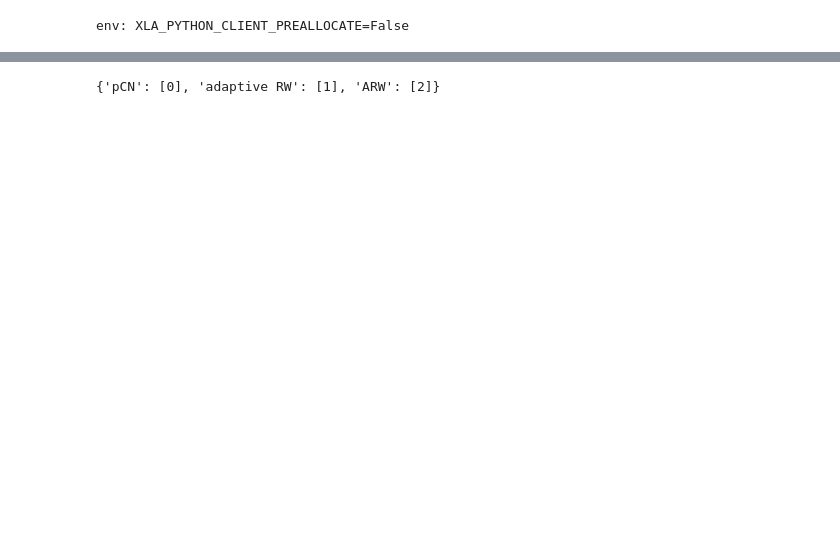
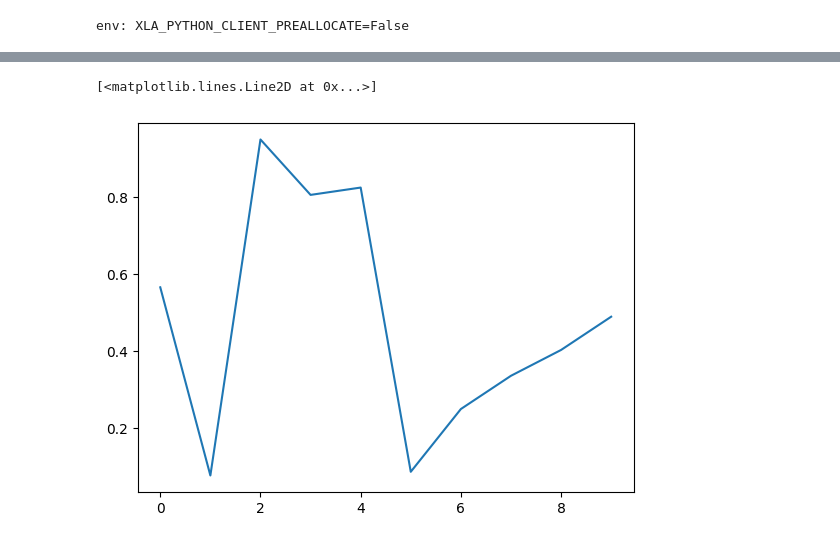
Before and after one commit to ylefay/adaptive_smc_tempering, a Jupyter notebook: adaptive_smc/experiments_bis/comparison/log_gaussian_cox/pines/explore.ipynb, the cells around one changed output, grey strips where cells are left out. Cells and saved outputs as stored; diff of their text form; code cells hidden in the pictures; blank space fills up the shorter version.

```diff
--- a/adaptive_smc/experiments_bis/comparison/log_gaussian_cox/pines/explore.ipynb
+++ b/adaptive_smc/experiments_bis/comparison/log_gaussian_cox/pines/explore.ipynb
@@ -59,4 +108,5 @@ IndexError: list index out of range
 # %%
-idx_proposal
+plt.plot(np.mean(np.array([PKLs[idx]['res'][3] for idx in idx_proposal['pCN']]).squeeze(axis=0), axis=0))
 # %% [output]
-{'pCN': [0], 'adaptive RW': [1], 'ARW': [2]}
+[<matplotlib.lines.Line2D at 0x...>]
+[figure, added]
```
Also changed, not shown: parts of 8 cells of this notebook, 20 other files.
